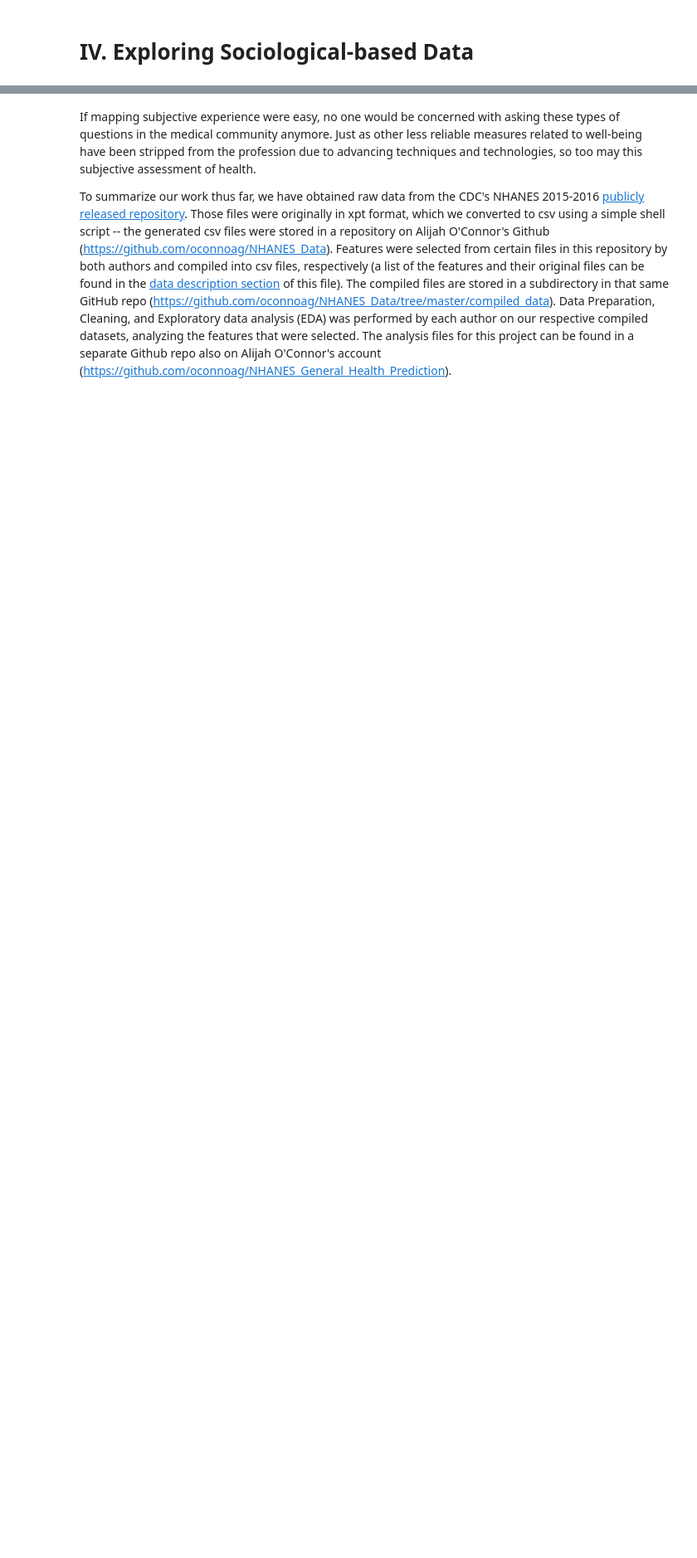
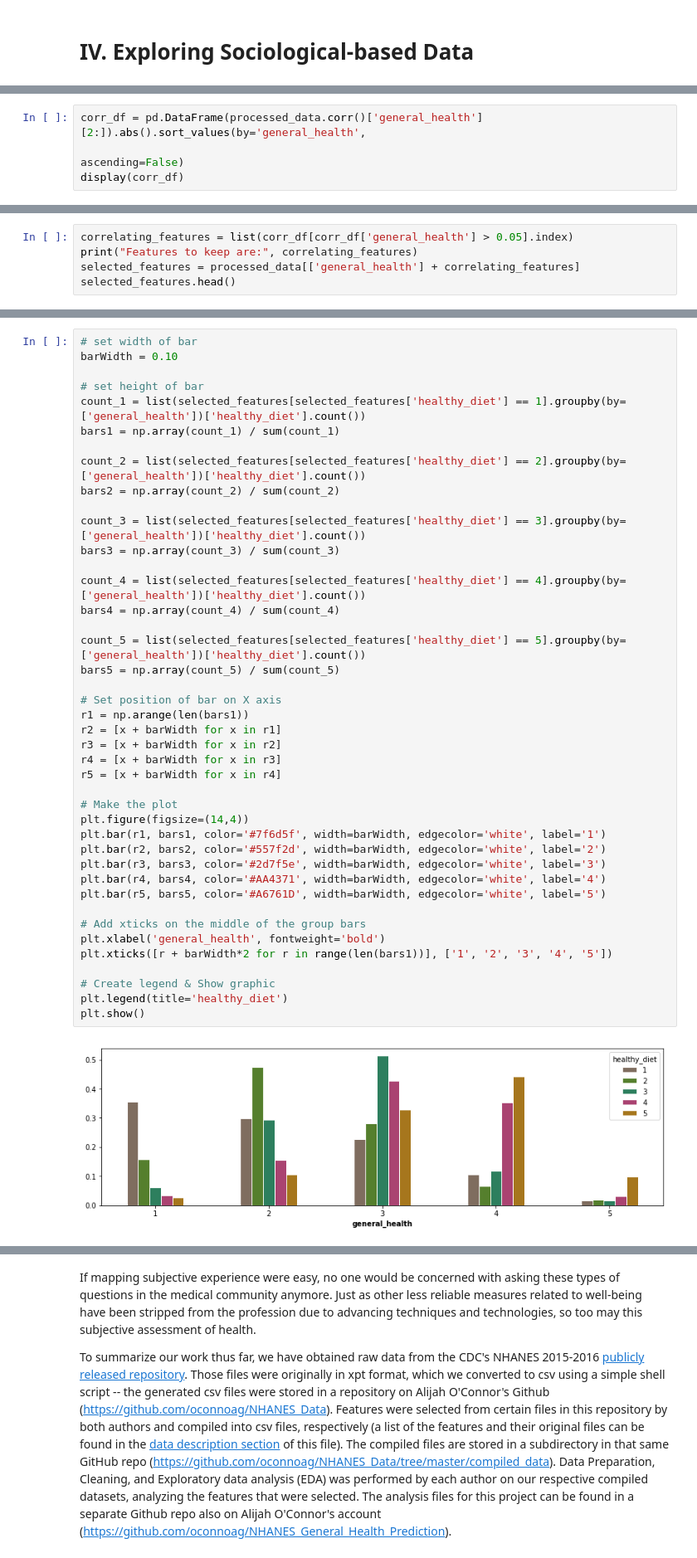
Before and after one commit to oconnoag/NHANES_General_Health_Prediction, a Jupyter notebook: general_health_eda.ipynb, the cells around one changed output, grey strips where cells are left out. Shown at 83% size. Saved outputs shown, nothing was run; the diff lists cells and outputs as text; blank space fills up the shorter version.

```diff
--- a/general_health_eda.ipynb
+++ b/general_health_eda.ipynb
@@ -413,0 +532,4 @@ sns.heatmap(data=lab_selected_features.corr(), vmin=-.5, vmax=.5, cmap='seismic'
+# %%
+corr_df = pd.DataFrame(processed_data.corr()['general_health'][2:]).abs().sort_values(by='general_health',
+                                                                           ascending=False)
+display(corr_df)
@@ -413,0 +551,5 @@ sns.heatmap(data=lab_selected_features.corr(), vmin=-.5, vmax=.5, cmap='seismic'
+# %%
+correlating_features = list(corr_df[corr_df['general_health'] > 0.05].index)
+print("Features to keep are:", correlating_features)
+selected_features = processed_data[['general_health'] + correlating_features]
+selected_features.head()
@@ -413,0 +573,44 @@ sns.heatmap(data=lab_selected_features.corr(), vmin=-.5, vmax=.5, cmap='seismic'
+# %%
+# set width of bar
+barWidth = 0.10
+
+# set height of bar
+count_1 = list(selected_features[selected_features['healthy_diet'] == 1].groupby(by=['general_health'])['healthy_diet'].count())
+bars1 = np.array(count_1) / sum(count_1)
+
+count_2 = list(selected_features[selected_features['healthy_diet'] == 2].groupby(by=['general_health'])['healthy_diet'].count())
+bars2 = np.array(count_2) / sum(count_2)
+
+count_3 = list(selected_features[selected_features['healthy_diet'] == 3].groupby(by=['general_health'])['healthy_diet'].count())
+bars3 = np.array(count_3) / sum(count_3)
+
+count_4 = list(selected_features[selected_features['healthy_diet'] == 4].groupby(by=['general_health'])['healthy_diet'].count())
+bars4 = np.array(count_4) / sum(count_4)
+
+count_5 = list(selected_features[selected_features['healthy_diet'] == 5].groupby(by=['general_health'])['healthy_diet'].count())
+bars5 = np.array(count_5) / sum(count_5)
+
+# Set position of bar on X axis
+r1 = np.arange(len(bars1))
+r2 = [x + barWidth for x in r1]
+r3 = [x + barWidth for x in r2]
+r4 = [x + barWidth for x in r3]
+r5 = [x + barWidth for x in r4]
+
+# Make the plot
+plt.figure(figsize=(14,4))
+plt.bar(r1, bars1, color='#7f6d5f', width=barWidth, edgecolor='white', label='1')
+plt.bar(r2, bars2, color='#557f2d', width=barWidth, edgecolor='white', label='2')
+plt.bar(r3, bars3, color='#2d7f5e', width=barWidth, edgecolor='white', label='3')
+plt.bar(r4, bars4, color='#AA4371', width=barWidth, edgecolor='white', label='4')
+plt.bar(r5, bars5, color='#A6761D', width=barWidth, edgecolor='white', label='5')
+
+# Add xticks on the middle of the group bars
+plt.xlabel('general_health', fontweight='bold')
+plt.xticks([r + barWidth*2 for r in range(len(bars1))], ['1', '2', '3', '4', '5'])
+
+# Create legend & Show graphic
+plt.legend(title='healthy_diet')
+plt.show()
+# %% [output]
+[figure, added]
```
Also changed, not shown: parts of 53 cells of this notebook, 1 other file.
